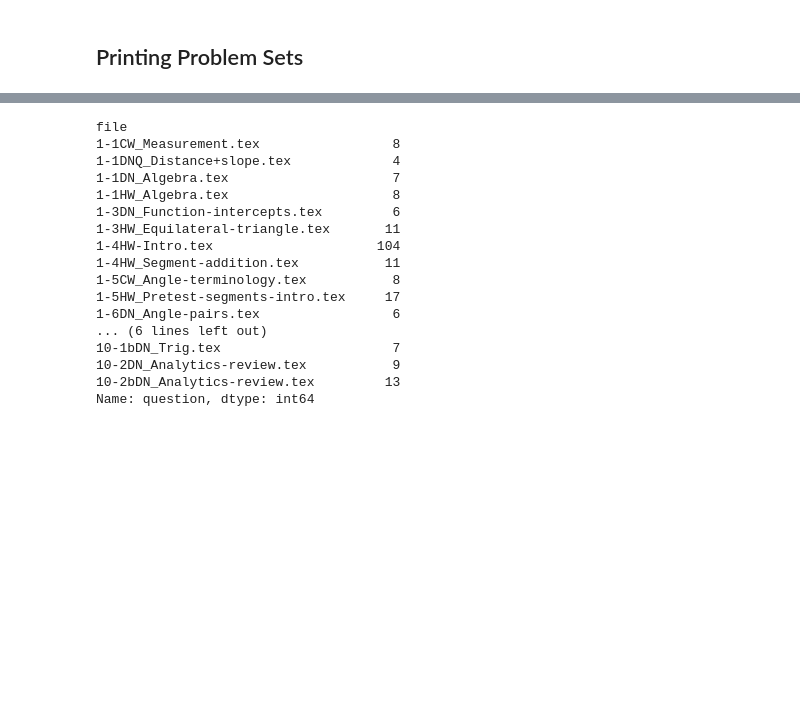
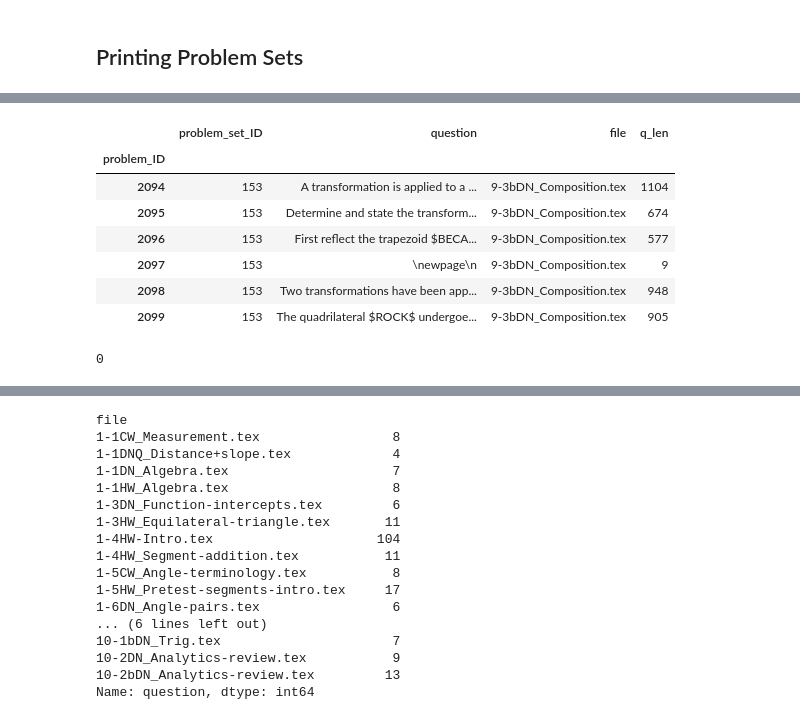
Before and after one commit to chrishuson/mathai, a Jupyter notebook: src/notes.ipynb, the cells around one changed output, grey strips where cells are left out. Cells and saved outputs as stored; diff of their text form; code cells hidden in the pictures; blank space fills up the shorter version.

```diff
--- a/src/notes.ipynb
+++ b/src/notes.ipynb
@@ -81,0 +58,16 @@ pset_df.loc[[1, 4, 5]]
+# %%
+problem_df[problem_df.file.str.startswith('9-3CW')].sort_index() #Graphics files example
+problem_df[problem_df.file.str.startswith('9-3bDN')].sort_index()
+# %% [output]
+|  | problem_set_ID | question | file | q_len |
+| problem_ID |  |  |  |  |
+| 2094 | 153 | A transformation is applied to a ... | 9-3bDN_Composition.tex | 1104 |
+| 2095 | 153 | Determine and state the transform... | 9-3bDN_Composition.tex | 674 |
+| 2096 | 153 | First reflect the trapezoid $BECA... | 9-3bDN_Composition.tex | 577 |
+| 2097 | 153 | \newpage\n | 9-3bDN_Composition.tex | 9 |
+| 2098 | 153 | Two transformations have been app... | 9-3bDN_Composition.tex | 948 |
+| 2099 | 153 | The quadrilateral $ROCK$ undergoe... | 9-3bDN_Composition.tex | 905 |
+# %%
+os.system('pdflatex ../out/batch2/9-3bDN.tex')
+# %% [output]
+0
```
Also changed, not shown: parts of 22 cells of this notebook, 1 other file.
